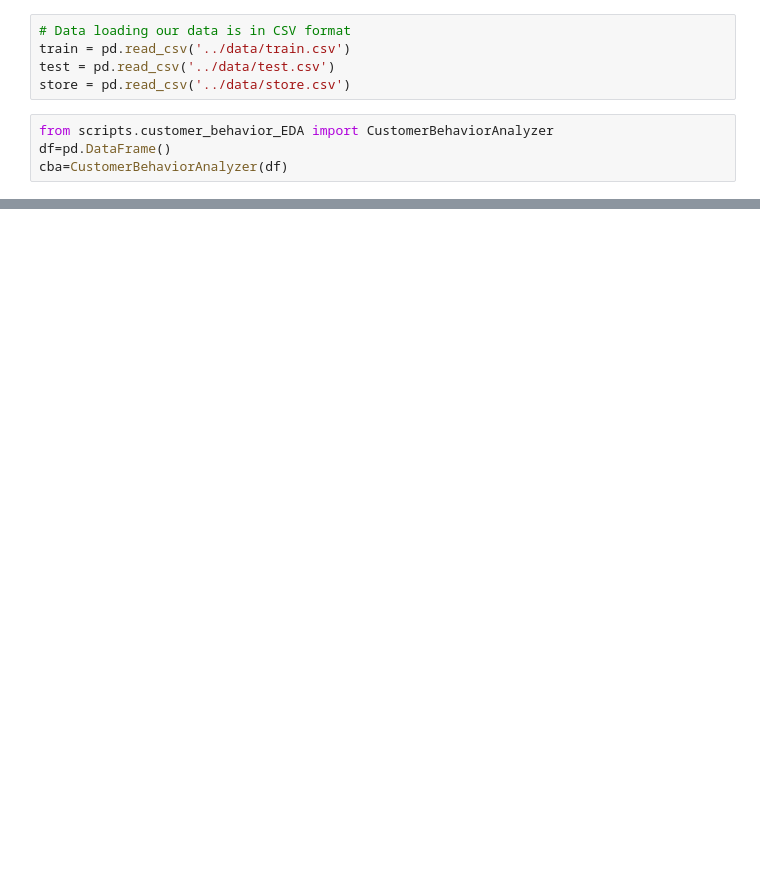
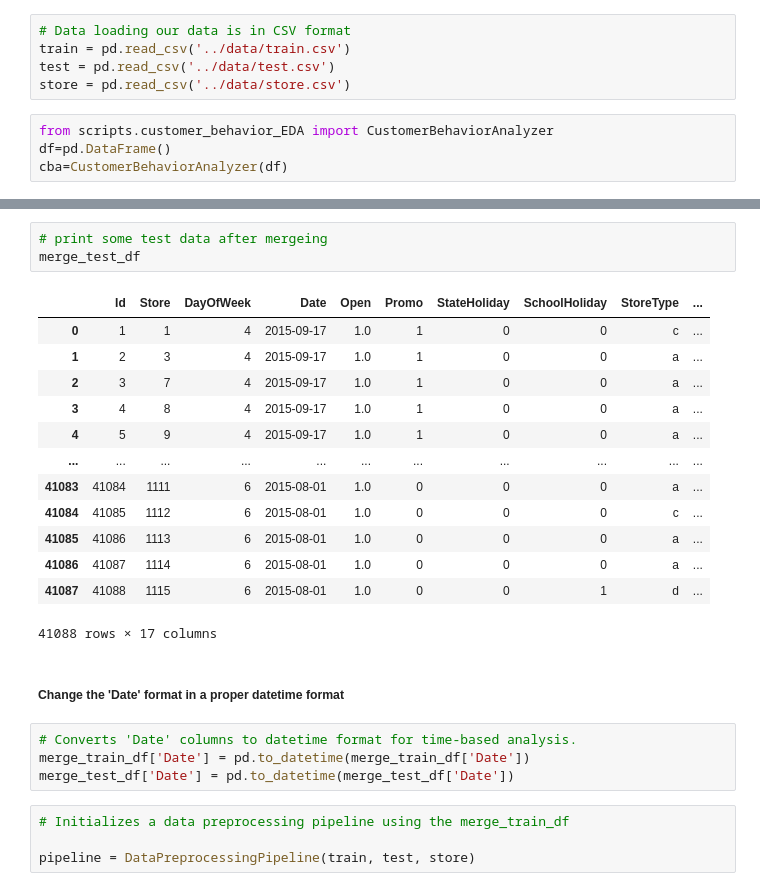
Before and after one commit to GetieBalew24/Rossmann--Sales-Prediction, a Jupyter notebook: notebooks/customer_purchasing_behavior_EDA.ipynb, the cells around one changed output, grey strips where cells are left out. Drawn from its saved outputs; the diff is of its cells as text; blank space fills up the shorter version.

```diff
--- a/notebooks/customer_purchasing_behavior_EDA.ipynb
+++ b/notebooks/customer_purchasing_behavior_EDA.ipynb
@@ -44,0 +62,27 @@ merge_train_df, merge_test_df = cba.merge_data(train, test, store)
+# %%
+# print some test data after mergeing
+merge_test_df
+# %% [output]
+|  | Id | Store | DayOfWeek | Date | Open | Promo | StateHoliday | SchoolHoliday | StoreType | ... |
+| 0 | 1 | 1 | 4 | 2015-09-17 | 1.0 | 1 | 0 | 0 | c | ... |
+| 1 | 2 | 3 | 4 | 2015-09-17 | 1.0 | 1 | 0 | 0 | a | ... |
+| 2 | 3 | 7 | 4 | 2015-09-17 | 1.0 | 1 | 0 | 0 | a | ... |
+| 3 | 4 | 8 | 4 | 2015-09-17 | 1.0 | 1 | 0 | 0 | a | ... |
+| 4 | 5 | 9 | 4 | 2015-09-17 | 1.0 | 1 | 0 | 0 | a | ... |
+| ... | ... | ... | ... | ... | ... | ... | ... | ... | ... | ... |
+| 41083 | 41084 | 1111 | 6 | 2015-08-01 | 1.0 | 0 | 0 | 0 | a | ... |
+| 41084 | 41085 | 1112 | 6 | 2015-08-01 | 1.0 | 0 | 0 | 0 | c | ... |
+| 41085 | 41086 | 1113 | 6 | 2015-08-01 | 1.0 | 0 | 0 | 0 | a | ... |
+| 41086 | 41087 | 1114 | 6 | 2015-08-01 | 1.0 | 0 | 0 | 0 | a | ... |
+| 41087 | 41088 | 1115 | 6 | 2015-08-01 | 1.0 | 0 | 0 | 1 | d | ... |
+41088 rows × 17 columns
+# %% [markdown]
+##### Change the 'Date' format in a proper datetime format
+# %%
+# Converts 'Date' columns to datetime format for time-based analysis.
+merge_train_df['Date'] = pd.to_datetime(merge_train_df['Date'])
+merge_test_df['Date'] = pd.to_datetime(merge_test_df['Date'])
+# %%
+# Initializes a data preprocessing pipeline using the merge_train_df
+
+pipeline = DataPreprocessingPipeline(train, test, store)
```
Also changed, not shown: parts of 8 cells of this notebook, 1 other file.
